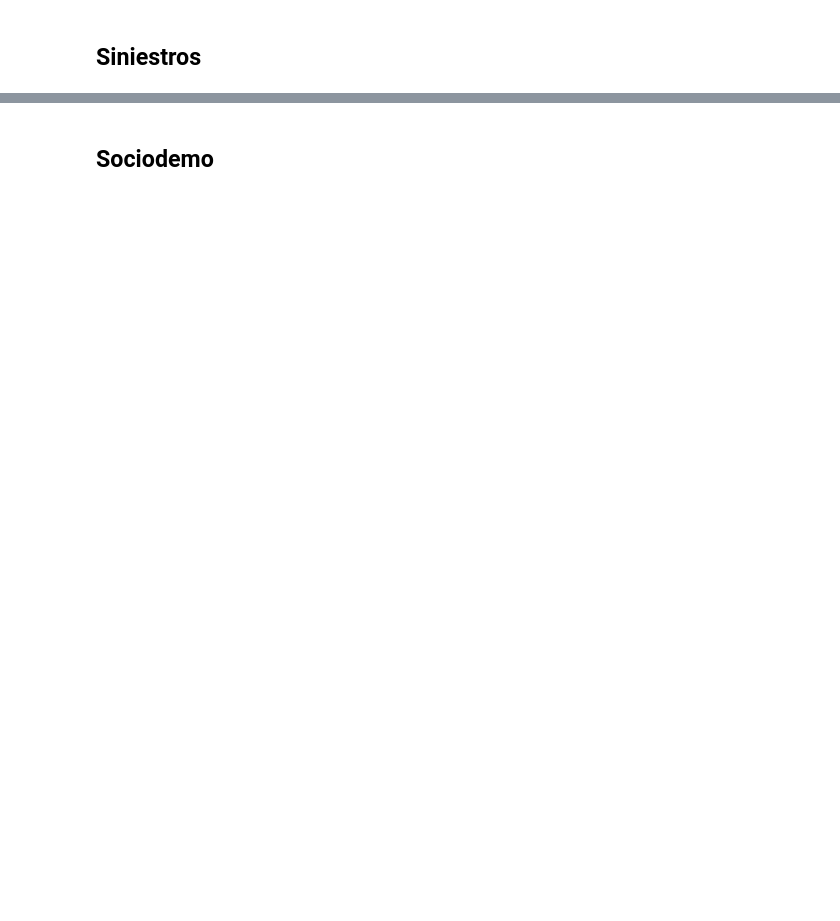
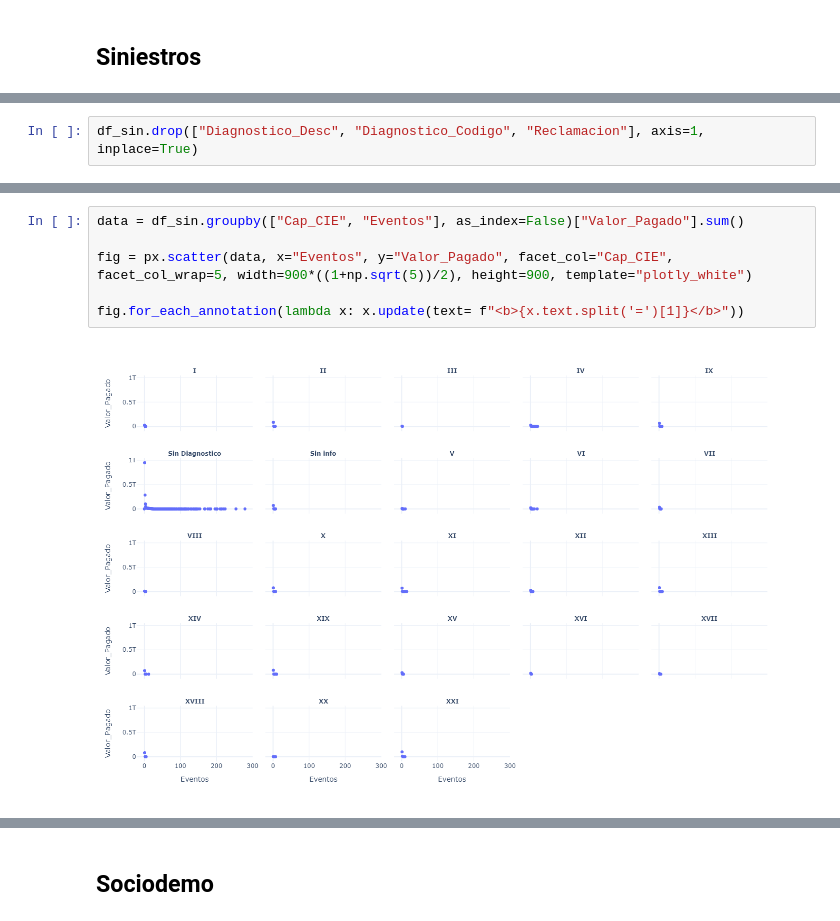
Before and after one commit to lguerra98/Finances, a Jupyter notebook: EDA.ipynb, the cells around one changed output, grey strips where cells are left out. Drawn from its saved outputs; the diff is of its cells as text; blank space fills up the shorter version.

```diff
--- a/EDA.ipynb
+++ b/EDA.ipynb
@@ -60 +59,3 @@ df_sin.select_dtypes("object").apply(pd.Series.nunique).to_frame().rename({0:"Ca
+# %%
+df_sin.drop(["Diagnostico_Desc", "Diagnostico_Codigo", "Reclamacion"], axis=1, inplace=True)
 # %%
@@ -92 +106,9 @@ plt.show()
+# %%
+data = df_sin.groupby(["Cap_CIE", "Eventos"], as_index=False)["Valor_Pagado"].sum()
+
+fig = px.scatter(data, x="Eventos", y="Valor_Pagado", facet_col="Cap_CIE", facet_col_wrap=5, width=900*((1+np.sqrt(5))/2), height=900, template="plotly_white")
+
+fig.for_each_annotation(lambda x: x.update(text= f"<b>{x.text.split('=')[1]}</b>"))
+# %% [output]
+[figure, added]
 # %%
```
Also changed, not shown: parts of 32 cells of this notebook, 1 other file.
